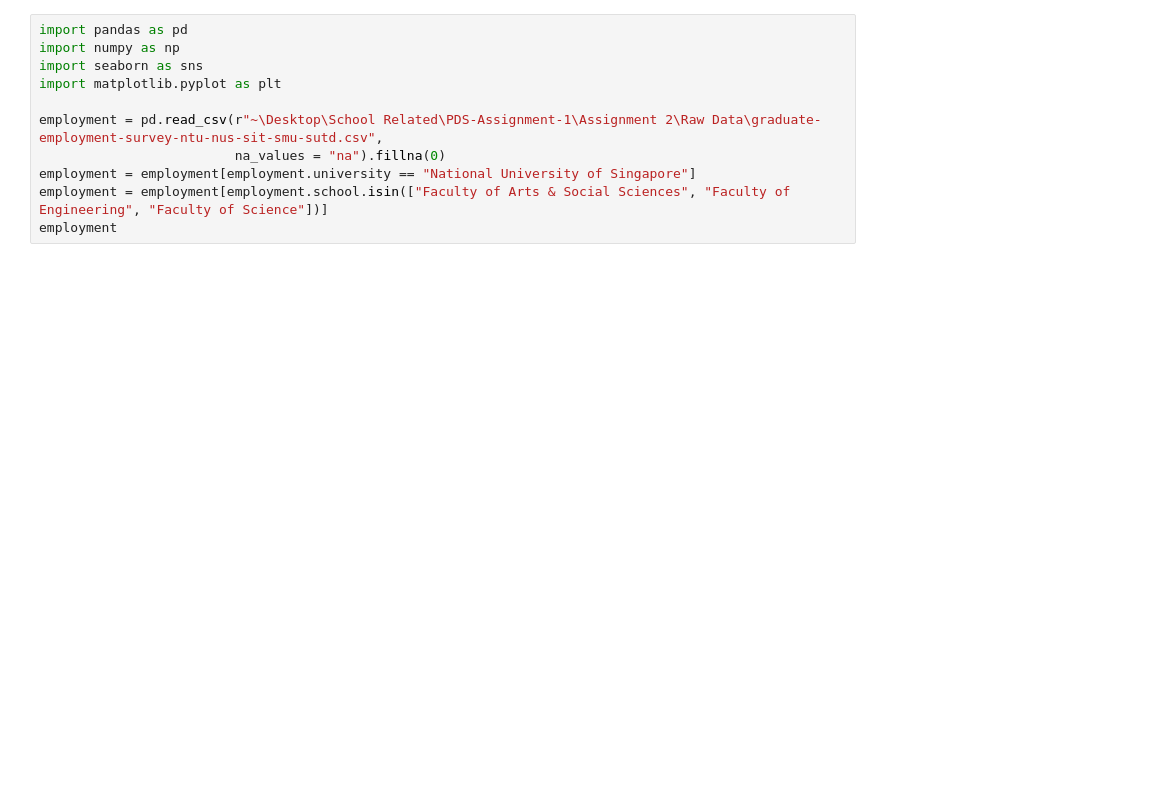
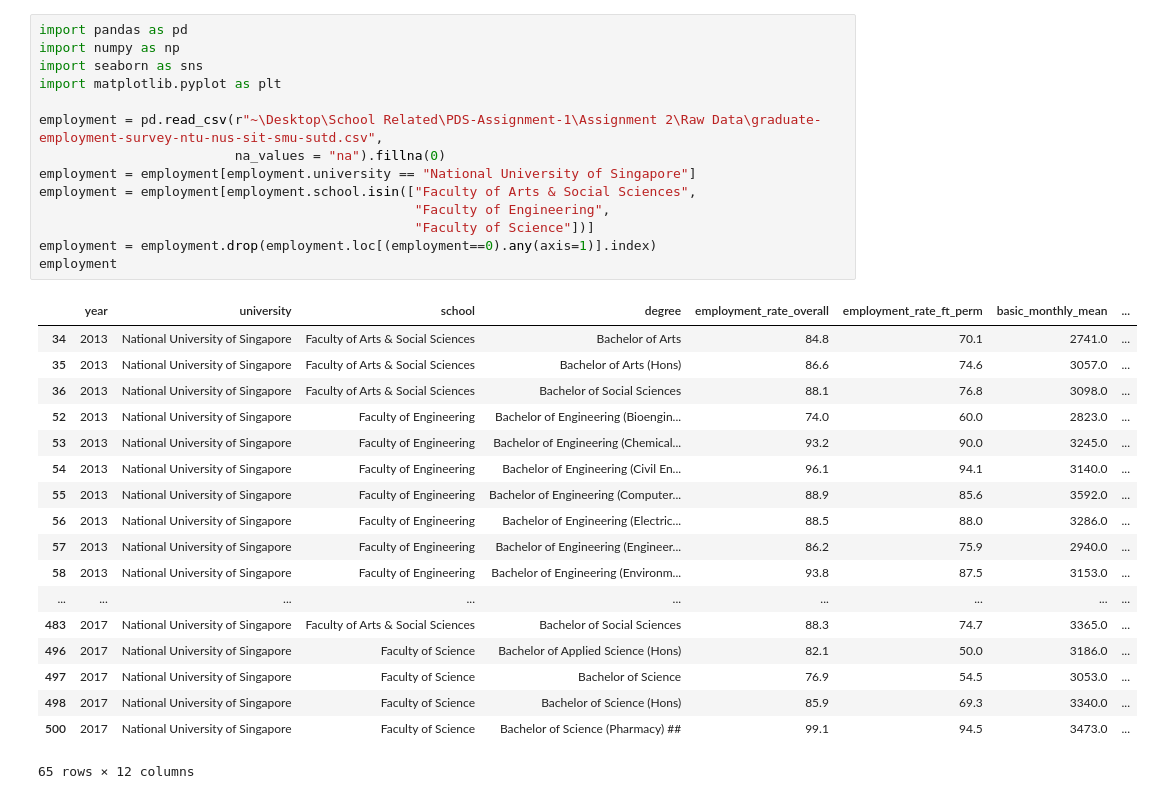
Before and after one commit to jurgen-tan-git/PDS-Assignments, a Jupyter notebook: Assignment 2/Scripts/Graphing/Employment.ipynb, the cells around one changed output. Cells and saved outputs as stored; diff of their text form; blank space fills up the shorter version.

```diff
--- a/Assignment 2/Scripts/Graphing/Employment.ipynb
+++ b/Assignment 2/Scripts/Graphing/Employment.ipynb
@@ -1,14 +1,36 @@
 # %%
 import pandas as pd
 import numpy as np
 import seaborn as sns
 import matplotlib.pyplot as plt
 
 employment = pd.read_csv(r"~\Desktop\School Related\PDS-Assignment-1\Assignment 2\Raw Data\graduate-employment-survey-ntu-nus-sit-smu-sutd.csv",
                          na_values = "na").fillna(0)
 employment = employment[employment.university == "National University of Singapore"]
-employment = employment[employment.school.isin(["Faculty of Arts & Social Sciences", "Faculty of Engineering", "Faculty of Science"])]
+employment = employment[employment.school.isin(["Faculty of Arts & Social Sciences",
+                                                "Faculty of Engineering",
+                                                "Faculty of Science"])]
+employment = employment.drop(employment.loc[(employment==0).any(axis=1)].index)
 employment
+# %% [output]
+|  | year | university | school | degree | employment_rate_overall | employment_rate_ft_perm | basic_monthly_mean | ... |
+| 34 | 2013 | National University of Singapore | Faculty of Arts & Social Sciences | Bachelor of Arts | 84.8 | 70.1 | 2741.0 | ... |
+| 35 | 2013 | National University of Singapore | Faculty of Arts & Social Sciences | Bachelor of Arts (Hons) | 86.6 | 74.6 | 3057.0 | ... |
+| 36 | 2013 | National University of Singapore | Faculty of Arts & Social Sciences | Bachelor of Social Sciences | 88.1 | 76.8 | 3098.0 | ... |
+| 52 | 2013 | National University of Singapore | Faculty of Engineering | Bachelor of Engineering (Bioengin... | 74.0 | 60.0 | 2823.0 | ... |
+| 53 | 2013 | National University of Singapore | Faculty of Engineering | Bachelor of Engineering (Chemical... | 93.2 | 90.0 | 3245.0 | ... |
+| 54 | 2013 | National University of Singapore | Faculty of Engineering | Bachelor of Engineering (Civil En... | 96.1 | 94.1 | 3140.0 | ... |
+| 55 | 2013 | National University of Singapore | Faculty of Engineering | Bachelor of Engineering (Computer... | 88.9 | 85.6 | 3592.0 | ... |
+| 56 | 2013 | National University of Singapore | Faculty of Engineering | Bachelor of Engineering (Electric... | 88.5 | 88.0 | 3286.0 | ... |
+| 57 | 2013 | National University of Singapore | Faculty of Engineering | Bachelor of Engineering (Engineer... | 86.2 | 75.9 | 2940.0 | ... |
+| 58 | 2013 | National University of Singapore | Faculty of Engineering | Bachelor of Engineering (Environm... | 93.8 | 87.5 | 3153.0 | ... |
+| ... | ... | ... | ... | ... | ... | ... | ... | ... |
+| 483 | 2017 | National University of Singapore | Faculty of Arts & Social Sciences | Bachelor of Social Sciences | 88.3 | 74.7 | 3365.0 | ... |
+| 496 | 2017 | National University of Singapore | Faculty of Science | Bachelor of Applied Science (Hons) | 82.1 | 50.0 | 3186.0 | ... |
+| 497 | 2017 | National University of Singapore | Faculty of Science | Bachelor of Science | 76.9 | 54.5 | 3053.0 | ... |
+| 498 | 2017 | National University of Singapore | Faculty of Science | Bachelor of Science (Hons) | 85.9 | 69.3 | 3340.0 | ... |
+| 500 | 2017 | National University of Singapore | Faculty of Science | Bachelor of Science (Pharmacy) ## | 99.1 | 94.5 | 3473.0 | ... |
+65 rows × 12 columns
 # %%
 #In accordance to top 3 courses intake in NUS, the graduation will be from these faculties
 #Engineering Sciences, Humanities & Social Sciences, Natural, Physical & Mathematical Sciences
```
Also changed, not shown: parts of 2 cells of this notebook, 12 other files.
